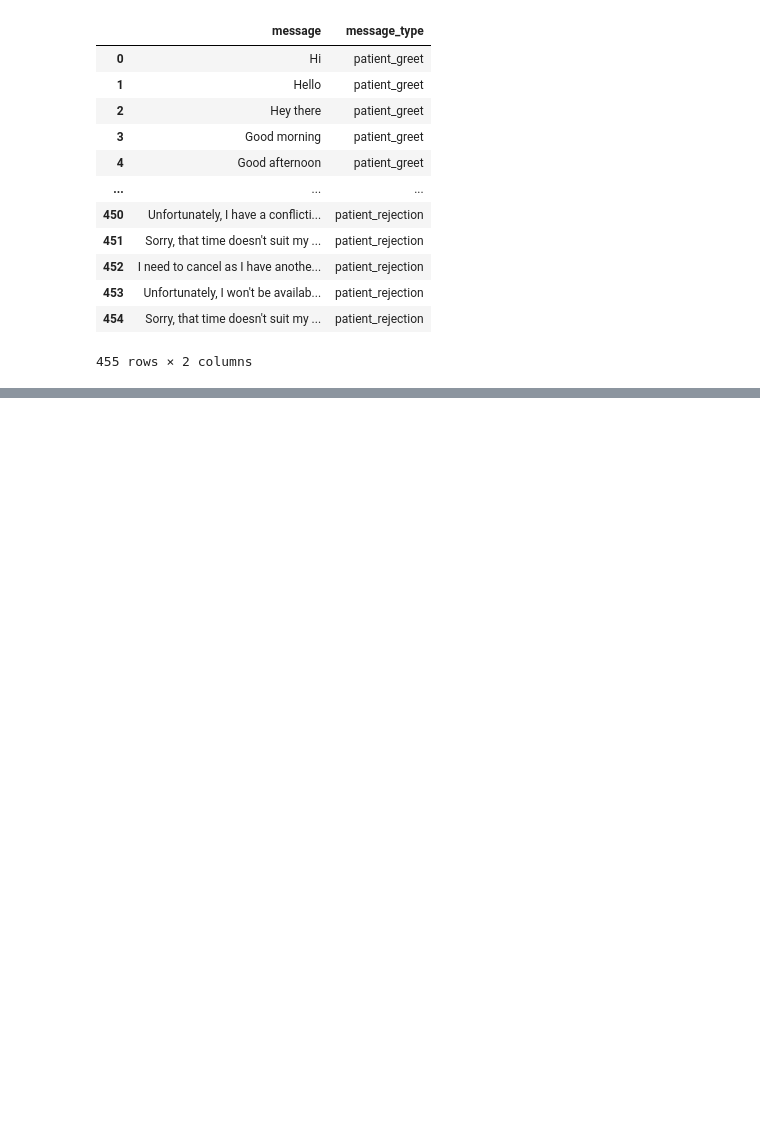
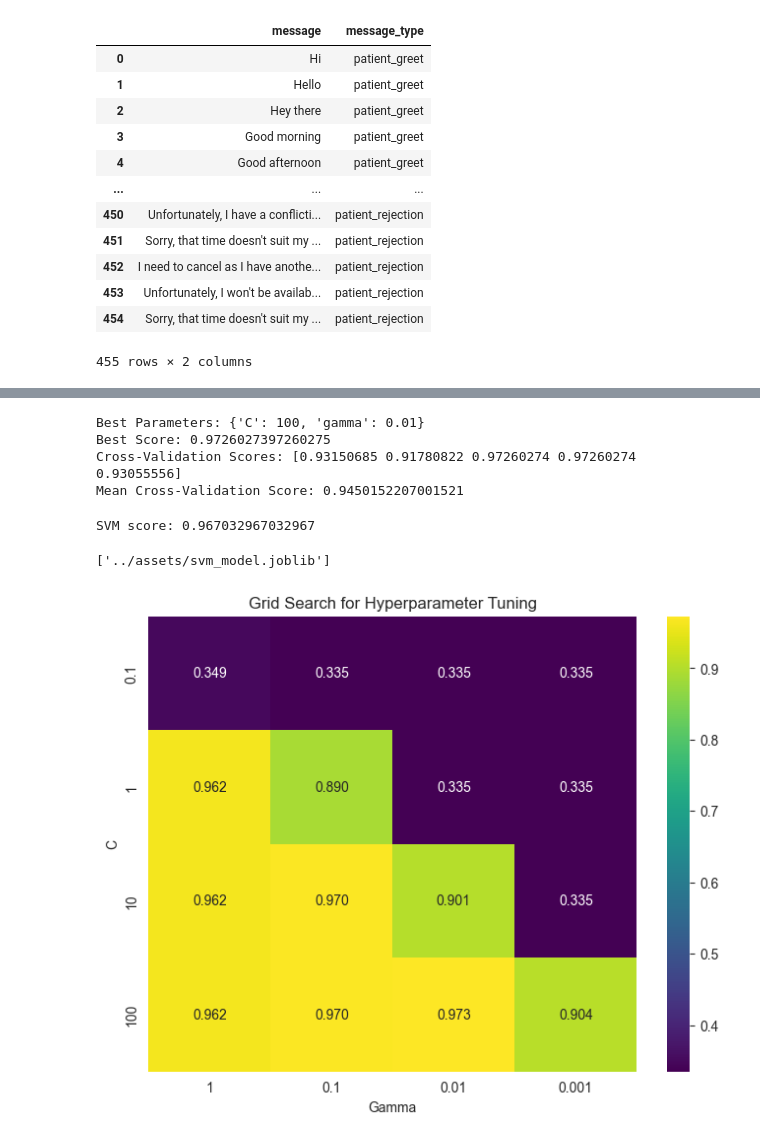
Before and after one commit to KarimKishly/data-science-chatbot, a Jupyter notebook: notebooks/svm_classifier.ipynb, the cells around one changed output, grey strips where cells are left out. Cells and saved outputs as stored; diff of their text form; code cells hidden in the pictures; blank space fills up the shorter version.

```diff
--- a/notebooks/svm_classifier.ipynb
+++ b/notebooks/svm_classifier.ipynb
@@ -44,0 +110,44 @@ SVM score: 0.9560439560439561
+# %%
+param_grid = {'C': [0.1, 1, 10, 100], 'gamma': [1, 0.1, 0.01, 0.001]}
+grid_search = GridSearchCV(estimator=svm, param_grid=param_grid, cv=5, scoring='accuracy')
+grid_search.fit(message_tfidf, y_train)
+
+print("Best Parameters:", grid_search.best_params_)
+print("Best Score:", grid_search.best_score_)
+kf = KFold(n_splits=5, shuffle=True, random_state=42)
+cv_scores = cross_val_score(svm, message_tfidf, y_train, cv=kf, scoring='accuracy')
+
+print("Cross-Validation Scores:", cv_scores)
+print("Mean Cross-Validation Score:", cv_scores.mean())
+# %% [output]
+Best Parameters: {'C': 100, 'gamma': 0.01}
+Best Score: 0.9726027397260275
+Cross-Validation Scores: [0.93150685 0.91780822 0.97260274 0.97260274 0.93055556]
+Mean Cross-Validation Score: 0.9450152207001521
+# %%
+svm = SVC()
+svm.fit(message_tfidf, y_train)
+y_pred = svm.predict(message_tfidf)
+
+print('SVM score:', svm.score(tfidf_vectorizer.transform(X_test), y_test))
+
+message_tfidf = tfidf_vectorizer.fit_transform(X_full)
+svm.fit(message_tfidf, y_full)
+
+joblib.dump(tfidf_vectorizer, '../assets/vectorizer.joblib')
+joblib.dump(svm, '../assets/svm_model.joblib')
+# %% [output]
+SVM score: 0.967032967032967
+['../assets/svm_model.joblib']
+# %%
+cv_results = grid_search.cv_results_
+scores = cv_results['mean_test_score'].reshape(len(param_grid['C']), len(param_grid['gamma']))
+
+plt.figure(figsize=(8, 6))
+sns.heatmap(scores, annot=True, fmt=".3f", xticklabels=param_grid['gamma'], yticklabels=param_grid['C'], cmap="viridis")
+plt.xlabel('Gamma')
+plt.ylabel('C')
+plt.title('Grid Search for Hyperparameter Tuning')
+plt.show()
+# %% [output]
+[figure, added]
```
Also changed, not shown: parts of 3 cells of this notebook, 24 other files.
